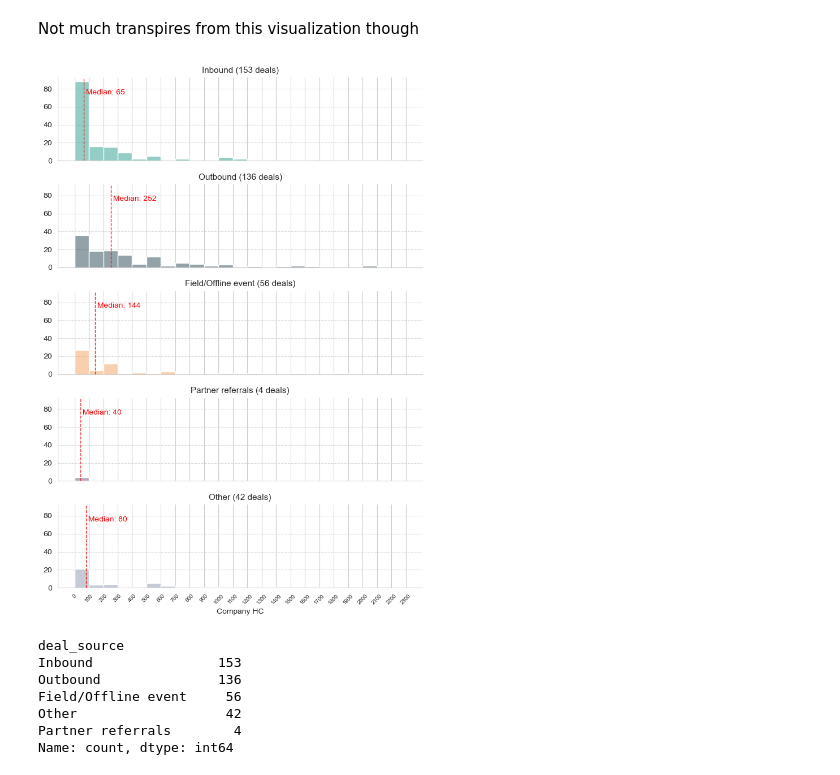
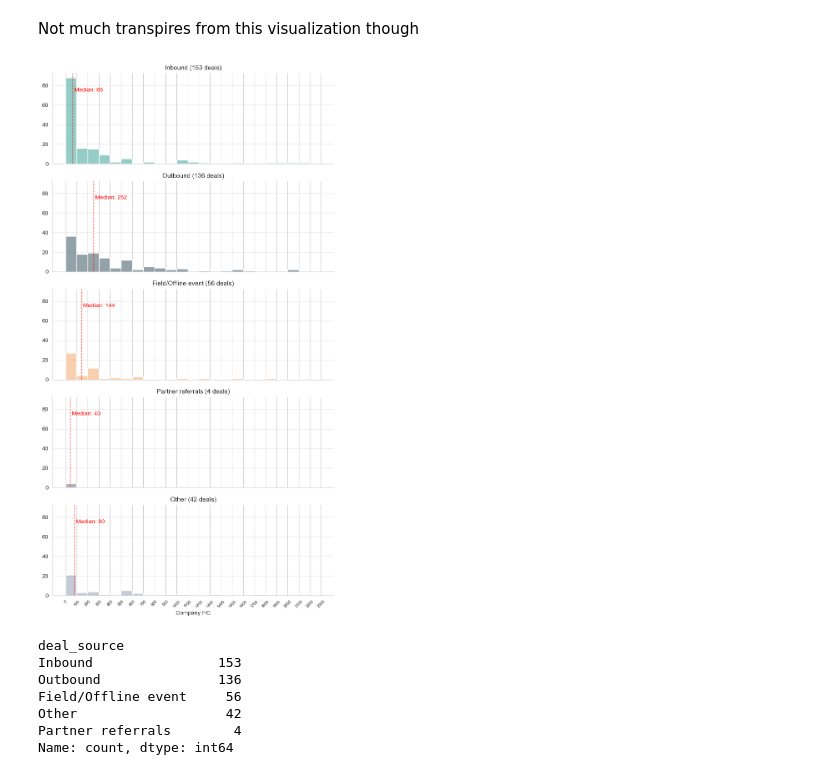
Before and after one commit to outovhush/revops-portfolio, a Jupyter notebook: swag_23_pipeline_correlations/swag_23_pipeline_corr.ipynb, the cells around one changed output. Drawn from its saved outputs; the diff is of its cells as text; code cells hidden in the pictures.

Commit message:
swag 23 added images

```diff
--- a/swag_23_pipeline_correlations/swag_23_pipeline_corr.ipynb
+++ b/swag_23_pipeline_correlations/swag_23_pipeline_corr.ipynb
@@ -311,21 +310,0 @@ tmp_days_to_close = pd.Series((closed_deals_1st.close_date - closed_deals_1st.cr
-# %%
-# plot deal cycles with .95 confidence
-sns.set_style("whitegrid")
-
-g = sns.catplot(closed_deals_1st,
-            x = tmp_days_to_close,
-            hue = 'deal_source',
-            y = 'deal_source',
-            kind = 'point',
-            estimator = 'median',
-            capsize=.2,
-            errorbar = ('se', 1.96),
-            palette = dsource_colors);
-
-minor_step = 5
-for ax in g.axes.flat:
-    # Set the locator for the x-axis
-    ax.xaxis.set_minor_locator(ticker.MultipleLocator(minor_step))
-    # Customize the appearance of the minor grid
-    ax.grid(which='minor', axis='x', linestyle=':', linewidth='0.5', color='gray', alpha=0.5)
-    ax.grid(which='major', axis='x', linestyle='-', linewidth='0.8')
@@ -568,8 +549,8 @@ g = sns.displot(
     hue= 'deal_source',     # Keeps the color coding
     palette= dsource_colors,
     bins= hc_bins,
-    height= 2,               # Height of each individual chart
-    aspect= 3.5,               # Width-to-height ratio
+    height= 2.7,               # Height of each individual chart
+    aspect= 2.7,               # Width-to-height ratio
     facet_kws= {'sharey': True, 'sharex': True}, # Ensures all charts use the same scale
     legend=False
 )
@@ -578,34 +559,34 @@ def draw_median_line(data, **kwargs):
     median_val = data.int_related_company_hc.median()
     ax = plt.gca()
     # Draw the vertical line
     ax.axvline(median_val, color='red', linestyle='--', lw=1, alpha=0.8)
     # Add a text label for the numeric median value
     ax.text(median_val, ax.get_ylim()[1] * 0.8, f' Median: {median_val:.0f}',
             color='red', ha='left')
 
 g.map_dataframe(draw_median_line)
 
 
 deal_counts = first_deals.deal_source.value_counts()
 
 for source_name, ax in g.axes_dict.items():
     n = deal_counts[source_name]
     ax.set_title(f"{source_name} ({n} deals)", size=11)
 
 # 3. Refine the axes and labels
 # g.set_titles("{row_name} - {row_name} ") # Labels each plot with the Deal Source name
 g.set_axis_labels("Company HC", "")
 
 # Adjusting ticks for the bottom chart
 for ax in g.axes.flat:
     ax.set_xticks(hc_bins)
     ax.tick_params(axis='x', rotation=45, labelsize=7)
     ax.grid(axis='y', linestyle='--', alpha=0.7)
 
 plt.tight_layout()
 plt.show()
 # %% [output]
-[figure, old version]
+[figure, new version]
 # %%
 first_deals.deal_source.value_counts()
 # %% [output]
```
Also changed, not shown: parts of 36 cells of this notebook, 19 other files.
